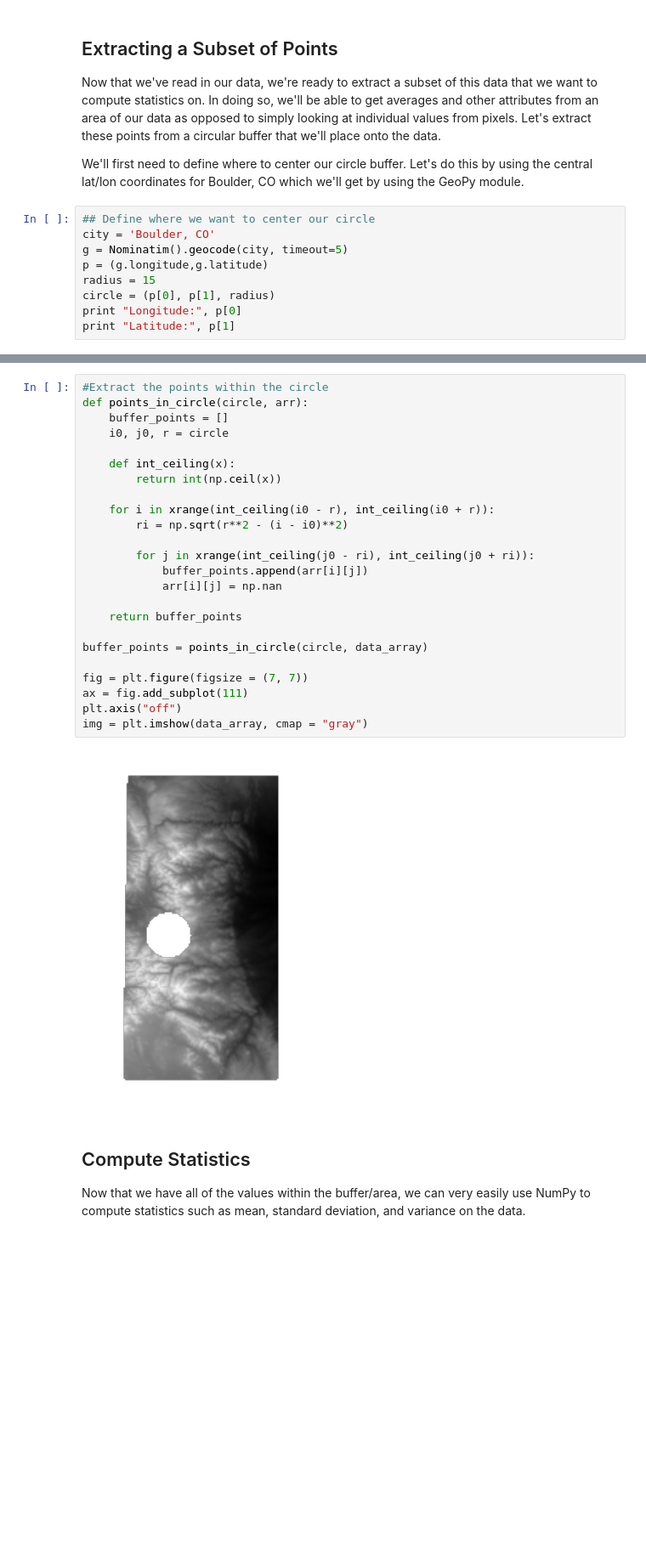
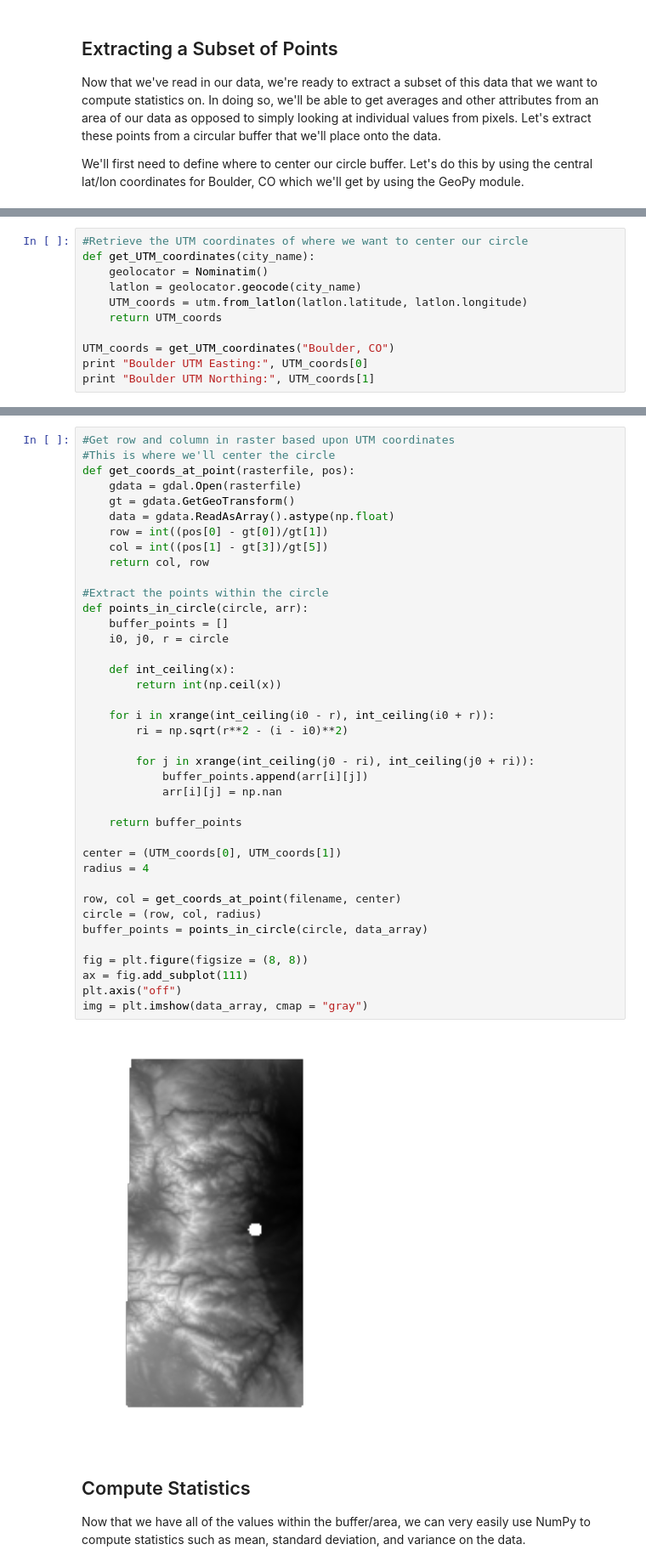
Before and after one commit to earthlab/tutorials, a Jupyter notebook: python/buffered_spatial_points_in_raster.ipynb, the cells around one changed output, grey strips where cells are left out. Shown at 85% size. Saved outputs shown, nothing was run; the diff lists cells and outputs as text; blank space fills up the shorter version.

Commit message:
Uses UTM coordinates to fix location of circle buffer

```diff
--- a/python/buffered_spatial_points_in_raster.ipynb
+++ b/python/buffered_spatial_points_in_raster.ipynb
@@ -55,12 +54,3 @@ img = plt.imshow(data_array, cmap = "gray")
 Now that we've read in our data, we're ready to extract a subset of this data that we want to compute statistics on. In doing so, we'll be able to get averages and other attributes from an area of our data as opposed to simply looking at individual values from pixels. Let's extract these points from a circular buffer that we'll place onto the data.
 
 We'll first need to define where to center our circle buffer. Let's do this by using the central lat/lon coordinates for Boulder, CO which we'll get by using the GeoPy module.
-# %%
-## Define where we want to center our circle
-city = 'Boulder, CO'
-g = Nominatim().geocode(city, timeout=5)
-p = (g.longitude,g.latitude)
-radius = 15
-circle = (p[0], p[1], radius)
-print "Longitude:", p[0]
-print "Latitude:", p[1]
@@ -69,0 +57,11 @@ Latitude: 40.0149856
+# %%
+#Retrieve the UTM coordinates of where we want to center our circle
+def get_UTM_coordinates(city_name):
+    geolocator = Nominatim()
+    latlon = geolocator.geocode(city_name)
+    UTM_coords = utm.from_latlon(latlon.latitude, latlon.longitude)
+    return UTM_coords
+
+UTM_coords = get_UTM_coordinates("Boulder, CO")
+print "Boulder UTM Easting:", UTM_coords[0]
+print "Boulder UTM Northing:", UTM_coords[1]
@@ -70,29 +71,44 @@ Latitude: 40.0149856
 # %%
+#Get row and column in raster based upon UTM coordinates
+#This is where we'll center the circle
+def get_coords_at_point(rasterfile, pos):
+    gdata = gdal.Open(rasterfile)
+    gt = gdata.GetGeoTransform()
+    data = gdata.ReadAsArray().astype(np.float)
+    row = int((pos[0] - gt[0])/gt[1])
+    col = int((pos[1] - gt[3])/gt[5])
+    return col, row
+
 #Extract the points within the circle
 def points_in_circle(circle, arr):
     buffer_points = []
     i0, j0, r = circle
 
     def int_ceiling(x):
         return int(np.ceil(x))
 
     for i in xrange(int_ceiling(i0 - r), int_ceiling(i0 + r)):
         ri = np.sqrt(r**2 - (i - i0)**2)
 
         for j in xrange(int_ceiling(j0 - ri), int_ceiling(j0 + ri)):
             buffer_points.append(arr[i][j])
             arr[i][j] = np.nan
 
     return buffer_points
 
+center = (UTM_coords[0], UTM_coords[1])
+radius = 4
+
+row, col = get_coords_at_point(filename, center)
+circle = (row, col, radius)
 buffer_points = points_in_circle(circle, data_array)
 
-fig = plt.figure(figsize = (7, 7))
+fig = plt.figure(figsize = (8, 8))
 ax = fig.add_subplot(111)
 plt.axis("off")
 img = plt.imshow(data_array, cmap = "gray")
 # %% [output]
-[figure, old version]
+[figure, new version]
 # %% [markdown]
 ## Compute Statistics
 
```
Also changed, not shown: parts of 5 cells of this notebook.
